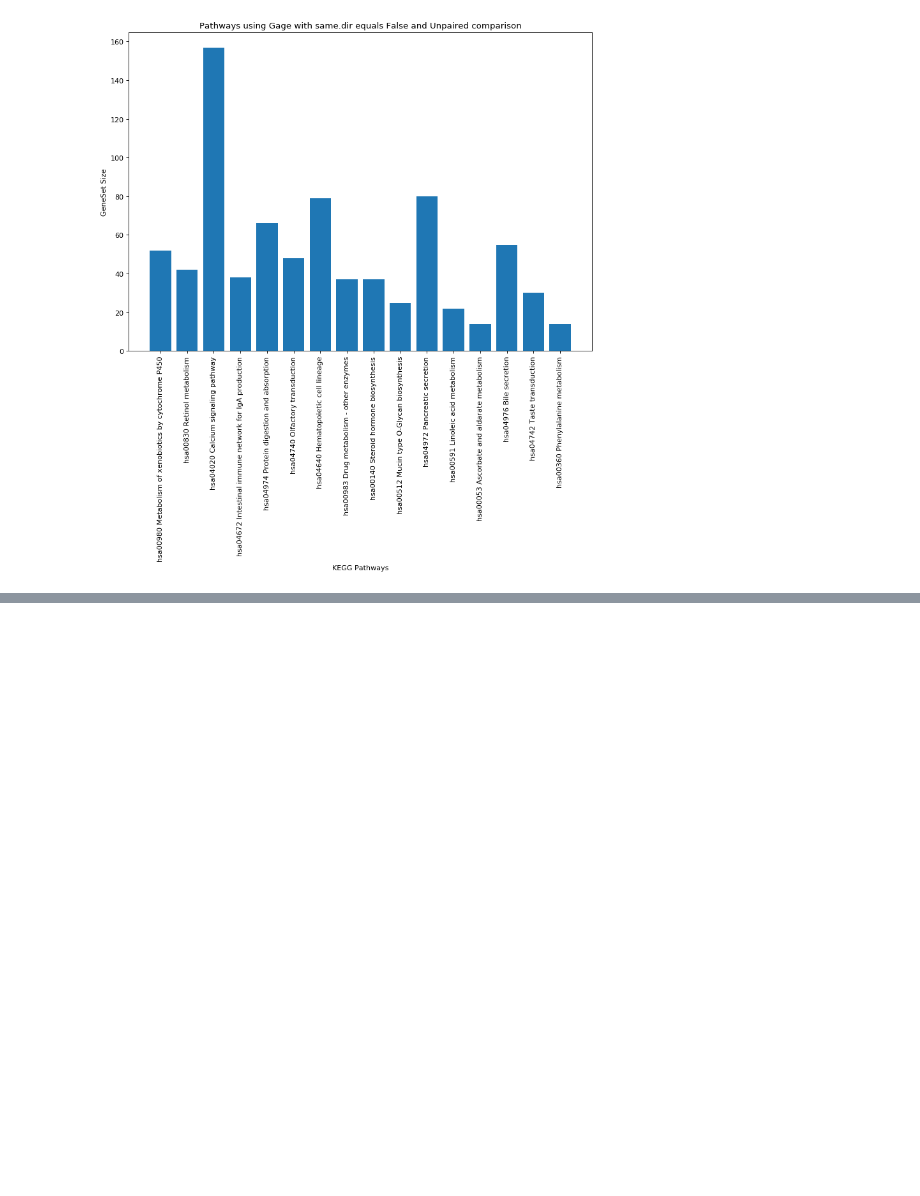
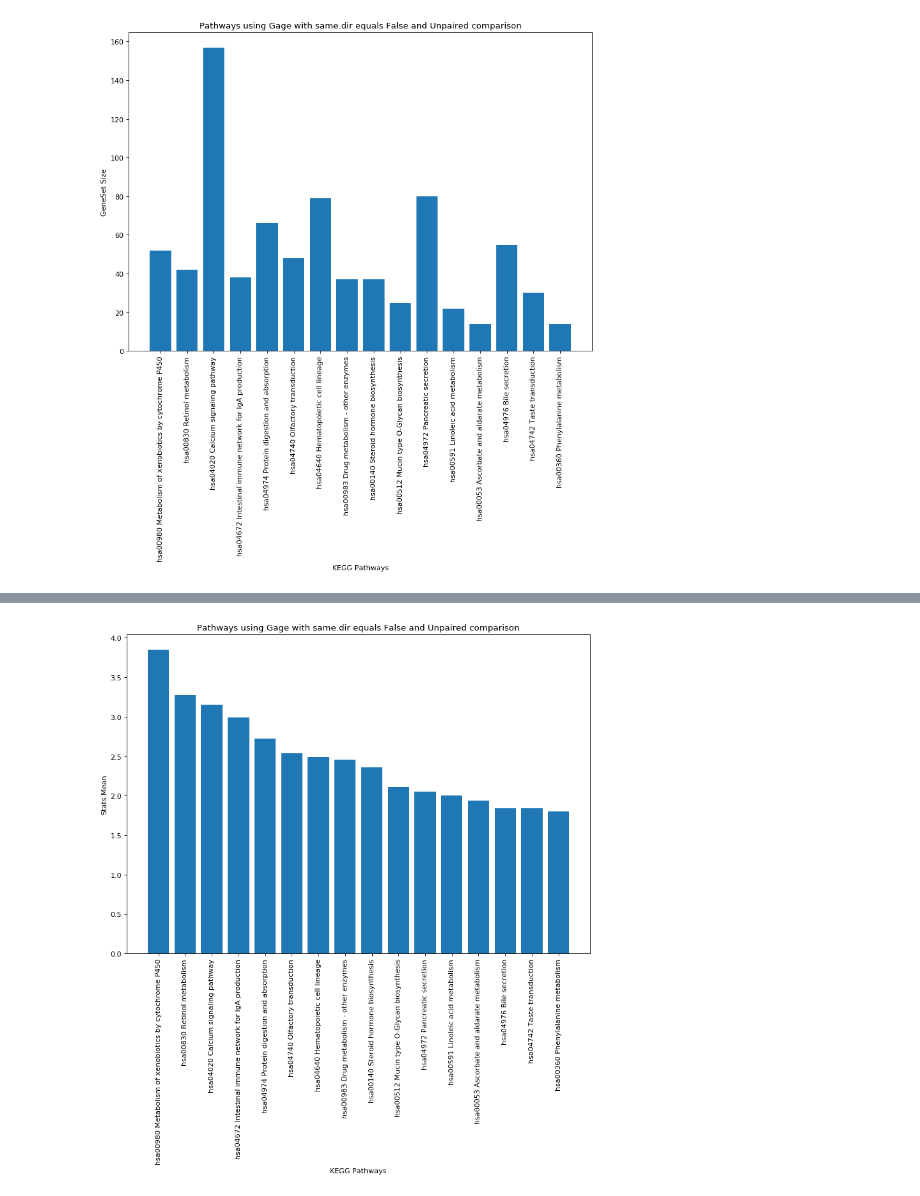
Before and after one commit to SherineAwad/EndocrineNotebooks, a Jupyter notebook: pathways.ipynb, the cells around one changed output, grey strips where cells are left out. Cells and saved outputs as stored; diff of their text form; code cells hidden in the pictures; blank space fills up the shorter version.

```diff
--- a/pathways.ipynb
+++ b/pathways.ipynb
@@ -52,0 +71,18 @@ fig.savefig('pathways.png')
+# %%
+y =[3.85367625541425,3.27884062464516,3.15472228810499,2.98894202903998,2.72451910003615,2.53397071786015,2.49043892658748,2.45367658860282,2.35605073836204,2.11096467682521,2.05448429124885,2.00230731855419,1.94136622107934,1.84216317326828,1.8372272926474,1.79807604135063]
+x = np.arange(len(y))
+columns = ['hsa00980 Metabolism of xenobiotics by cytochrome P450','hsa00830 Retinol metabolism','hsa04020 Calcium signaling pathway','hsa04672 Intestinal immune network for IgA production','hsa04974 Protein digestion and absorption','hsa04740 Olfactory transduction','hsa04640 Hematopoietic cell lineage','hsa00983 Drug metabolism - other enzymes','hsa00140 Steroid hormone biosynthesis','hsa00512 Mucin type O-Glycan biosynthesis','hsa04972 Pancreatic secretion','hsa00591 Linoleic acid metabolism','hsa00053 Ascorbate and aldarate metabolism','hsa04976 Bile secretion','hsa04742 Taste transduction','hsa00360 Phenylalanine metabolism']
+fig, ax = plt.subplots( )
+ax.bar(x, y)
+ax.set_xticks(x)
+ax.set_xticklabels(columns)
+plt.xticks(rotation=90)
+plt.title('Pathways using Gage with same.dir equals False and Unpaired comparison')
+
+fig.set_size_inches(11.7, 8.27)
+plt.xlabel('KEGG Pathways')
+plt.ylabel('Stats.Mean')
+plt.show()
+fig.savefig('pathways_false_mean.png',papertype='letter' , bbox_inches= 'tight', dpi=600)
+# %% [output]
+[figure, added]
```
Also changed, not shown: parts of 7 cells of this notebook.
